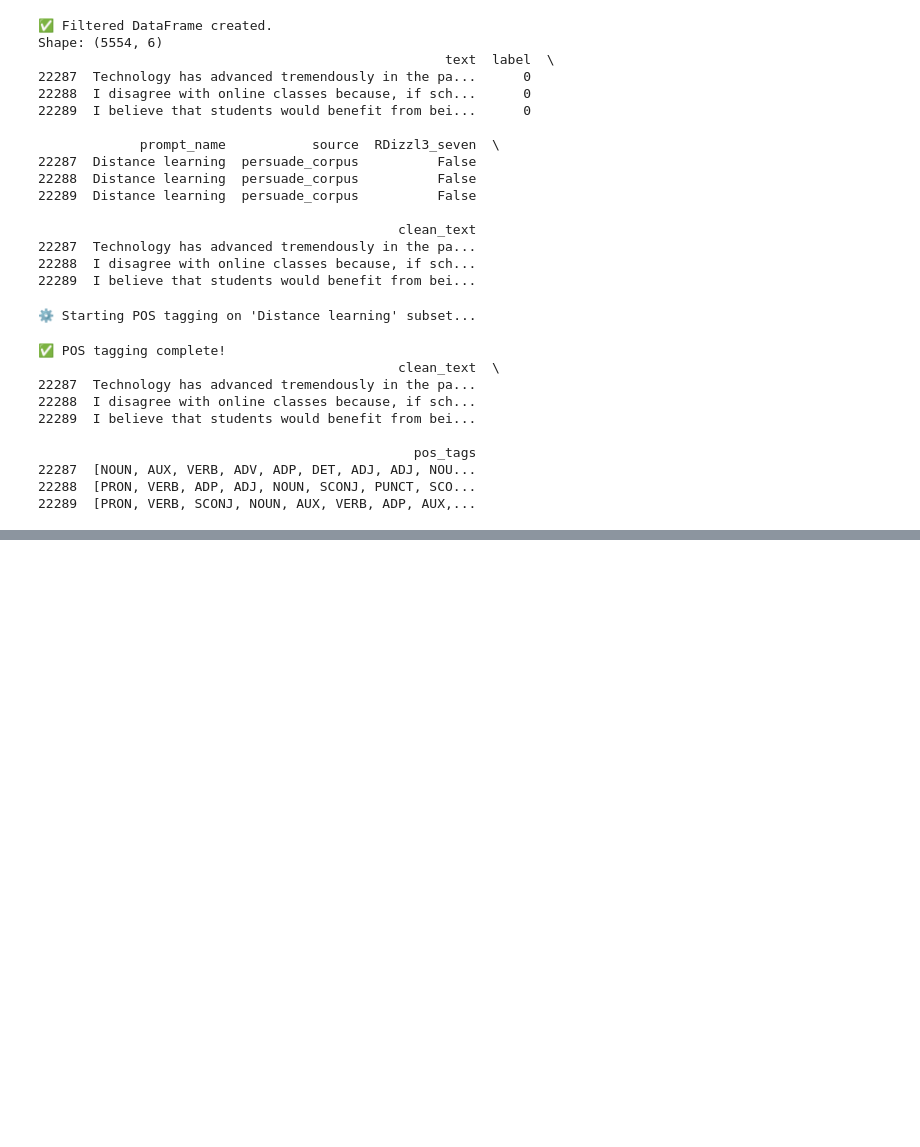
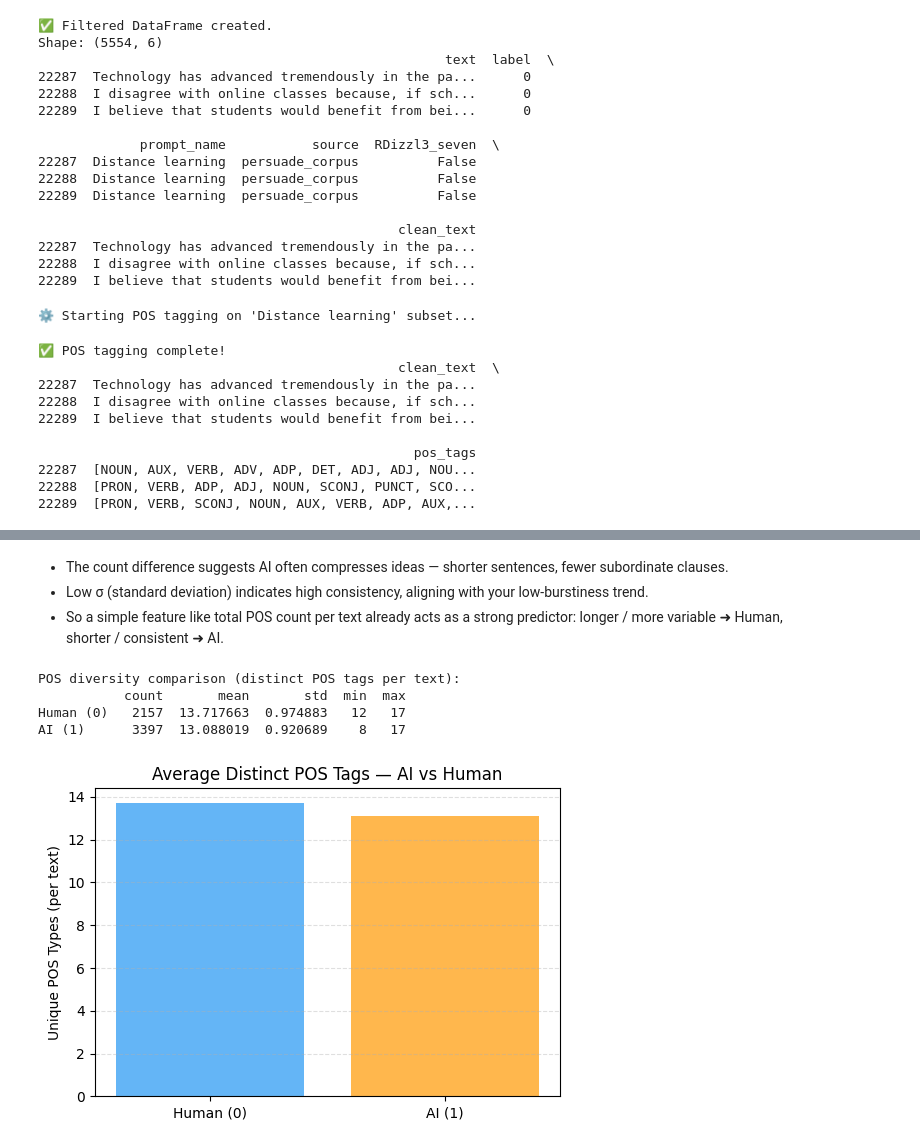
Before and after one commit to alabhastam/gen-ai-det-ph2, a Jupyter notebook: Analyzing-pos.ipynb, the cells around one changed output, grey strips where cells are left out. Cells and saved outputs as stored; diff of their text form; code cells hidden in the pictures; blank space fills up the shorter version.

```diff
--- a/Analyzing-pos.ipynb
+++ b/Analyzing-pos.ipynb
@@ -222,0 +279,32 @@ print(df_distance[["clean_text", "pos_tags"]].head(3))
+# %% [markdown]
+- The count difference suggests AI often compresses ideas — shorter sentences, fewer subordinate clauses.
+- Low σ (standard deviation) indicates high consistency, aligning with your low‑burstiness trend.
+- So a simple feature like total POS count per text already acts as a strong predictor: longer / more variable ➜ Human, shorter / consistent ➜ AI.
+# %%
+#  Compare syntactic diversity (distinct POS tags per text)
+
+
+# count distinct POS types in each text
+df_distance["pos_unique"] = df_distance["pos_tags"].apply(lambda tags: len(set(tags)))
+
+# group stats
+div_summary = df_distance.groupby("label")["pos_unique"].agg(["count", "mean", "std", "min", "max"])
+div_summary.index = ["Human (0)", "AI (1)"]
+
+print("POS diversity comparison (distinct POS tags per text):")
+print(div_summary)
+
+# visualization
+plt.figure(figsize=(6,4))
+colors = ["#64b5f6", "#ffb74d"]
+plt.bar(div_summary.index, div_summary["mean"], color=colors)
+plt.title("Average Distinct POS Tags — AI vs Human")
+plt.ylabel("Unique POS Types (per text)")
+plt.grid(axis="y", linestyle="--", alpha=0.4)
+plt.show()
+# %% [output]
+POS diversity comparison (distinct POS tags per text):
+           count       mean       std  min  max
+Human (0)   2157  13.717663  0.974883   12   17
+AI (1)      3397  13.088019  0.920689    8   17
+[figure, added]
```
Also changed, not shown: parts of 4 cells of this notebook.
